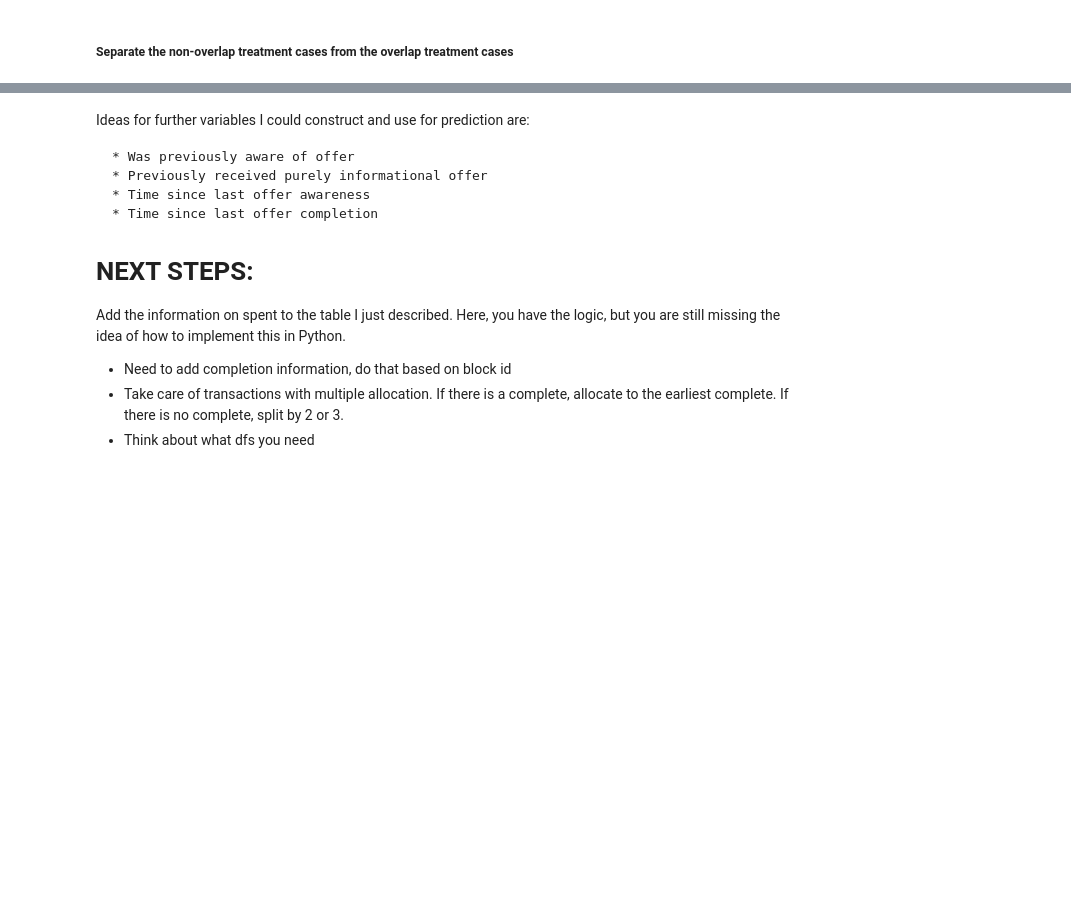
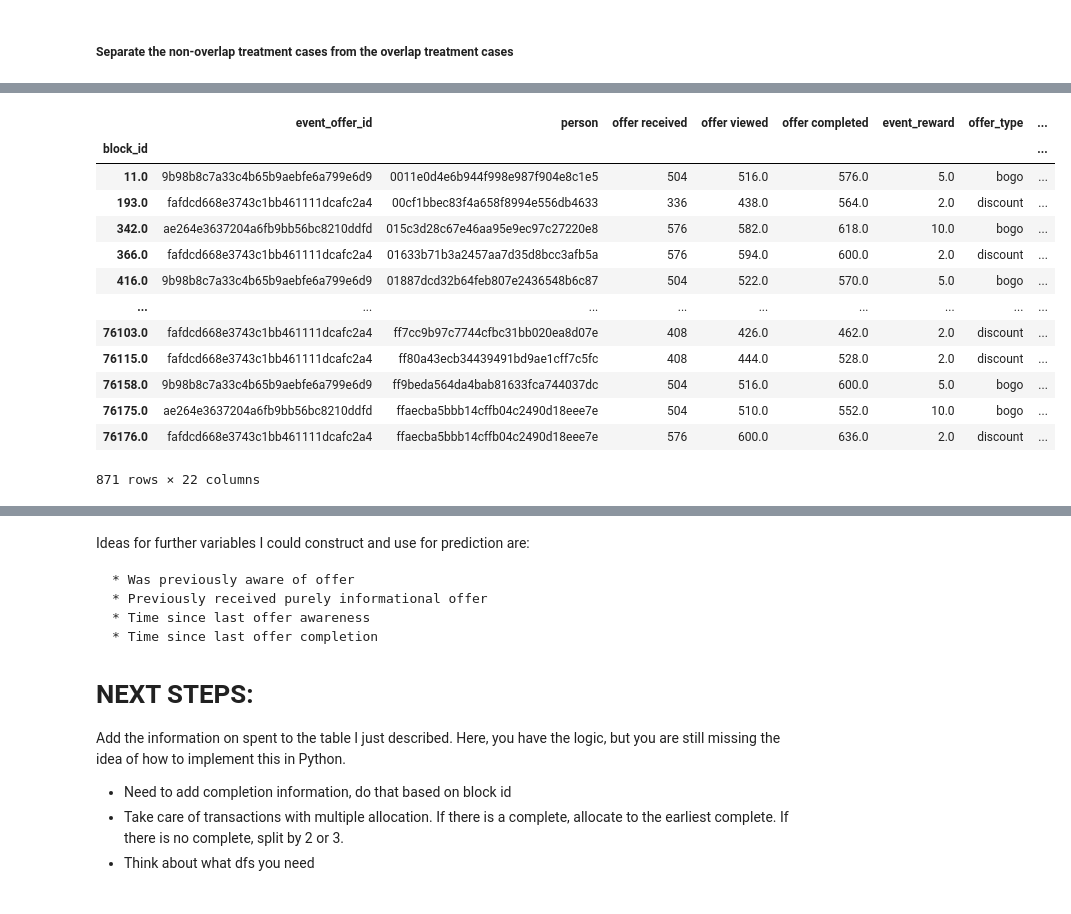
Before and after one commit to judithleao/capstone-project-starbucks, a Jupyter notebook: Starbucks-Wrangling.ipynb, the cells around one changed output, grey strips where cells are left out. Drawn from its saved outputs; the diff is of its cells as text; code cells hidden in the pictures; blank space fills up the shorter version.

```diff
--- a/Starbucks-Wrangling.ipynb
+++ b/Starbucks-Wrangling.ipynb
@@ -825,0 +856,19 @@ tx_treatment_overlap[['tx_id','block_id','was_completed','offer_order']]
+# %%
+# Get number of block_ids that a tx_id is allocated to to reduce the amount
+tx_id_block_id_dict_len = {}
+for key, value in tx_id_block_id_dict.items():
+    try:
+        a = len(value)
+    except:
+        a = 1
+    tx_id_block_id_dict_len[key] = a
+
+block_id_allocation = pd.merge(block_id_allocation,pd.DataFrame.from_dict(tx_id_block_id_dict_len, orient = 'index'), how = 'left', left_on = 'tx_id', right_index = True).rename(columns={0:'divider'})
+block_id_allocation.loc[block_id_allocation['divider'].isna(), 'divider'] = 1
+
+# Calculate amount to be allocated to each separate block_id
+block_id_allocation['corrected_amount'] = block_id_allocation['amount']/block_id_allocation['divider']
+# %%
+# Expand the df to have multiple rows where there are lists with multiple block_ids for a tx_id
+# https://stackoverflow.com/questions/38203352/expand-pandas-dataframe-column-into-multiple-rows
+block_id_allocation = block_id_allocation.explode('block_id')
@@ -825,0 +877,2 @@ tx_treatment_overlap[['tx_id','block_id','was_completed','offer_order']]
+# %%
+amount_per_block_id = block_id_allocation. groupby(['block_id'])['corrected_amount'].sum()
@@ -825,0 +895,19 @@ tx_treatment_overlap[['tx_id','block_id','was_completed','offer_order']]
+# %%
+test = pd.merge(master, amount_per_block_id, how = 'left', left_on = 'block_id', right_on = 'block_id')
+# %%
+test.loc[(test['was_aware'] == 1) & (test['was_completed'] == 1) & test['corrected_amount'].isna()]
+# %% [output]
+|  | event_offer_id | person | offer received | offer viewed | offer completed | event_reward | offer_type | ... |
+| block_id |  |  |  |  |  |  |  | ... |
+| 11.0 | 9b98b8c7a33c4b65b9aebfe6a799e6d9 | 0011e0d4e6b944f998e987f904e8c1e5 | 504 | 516.0 | 576.0 | 5.0 | bogo | ... |
+| 193.0 | fafdcd668e3743c1bb461111dcafc2a4 | 00cf1bbec83f4a658f8994e556db4633 | 336 | 438.0 | 564.0 | 2.0 | discount | ... |
+| 342.0 | ae264e3637204a6fb9bb56bc8210ddfd | 015c3d28c67e46aa95e9ec97c27220e8 | 576 | 582.0 | 618.0 | 10.0 | bogo | ... |
+| 366.0 | fafdcd668e3743c1bb461111dcafc2a4 | 01633b71b3a2457aa7d35d8bcc3afb5a | 576 | 594.0 | 600.0 | 2.0 | discount | ... |
+| 416.0 | 9b98b8c7a33c4b65b9aebfe6a799e6d9 | 01887dcd32b64feb807e2436548b6c87 | 504 | 522.0 | 570.0 | 5.0 | bogo | ... |
+| ... | ... | ... | ... | ... | ... | ... | ... | ... |
+| 76103.0 | fafdcd668e3743c1bb461111dcafc2a4 | ff7cc9b97c7744cfbc31bb020ea8d07e | 408 | 426.0 | 462.0 | 2.0 | discount | ... |
+| 76115.0 | fafdcd668e3743c1bb461111dcafc2a4 | ff80a43ecb34439491bd9ae1cff7c5fc | 408 | 444.0 | 528.0 | 2.0 | discount | ... |
+| 76158.0 | 9b98b8c7a33c4b65b9aebfe6a799e6d9 | ff9beda564da4bab81633fca744037dc | 504 | 516.0 | 600.0 | 5.0 | bogo | ... |
+| 76175.0 | ae264e3637204a6fb9bb56bc8210ddfd | ffaecba5bbb14cffb04c2490d18eee7e | 504 | 510.0 | 552.0 | 10.0 | bogo | ... |
+| 76176.0 | fafdcd668e3743c1bb461111dcafc2a4 | ffaecba5bbb14cffb04c2490d18eee7e | 576 | 600.0 | 636.0 | 2.0 | discount | ... |
+871 rows × 22 columns
```
Also changed, not shown: parts of 55 cells of this notebook.
